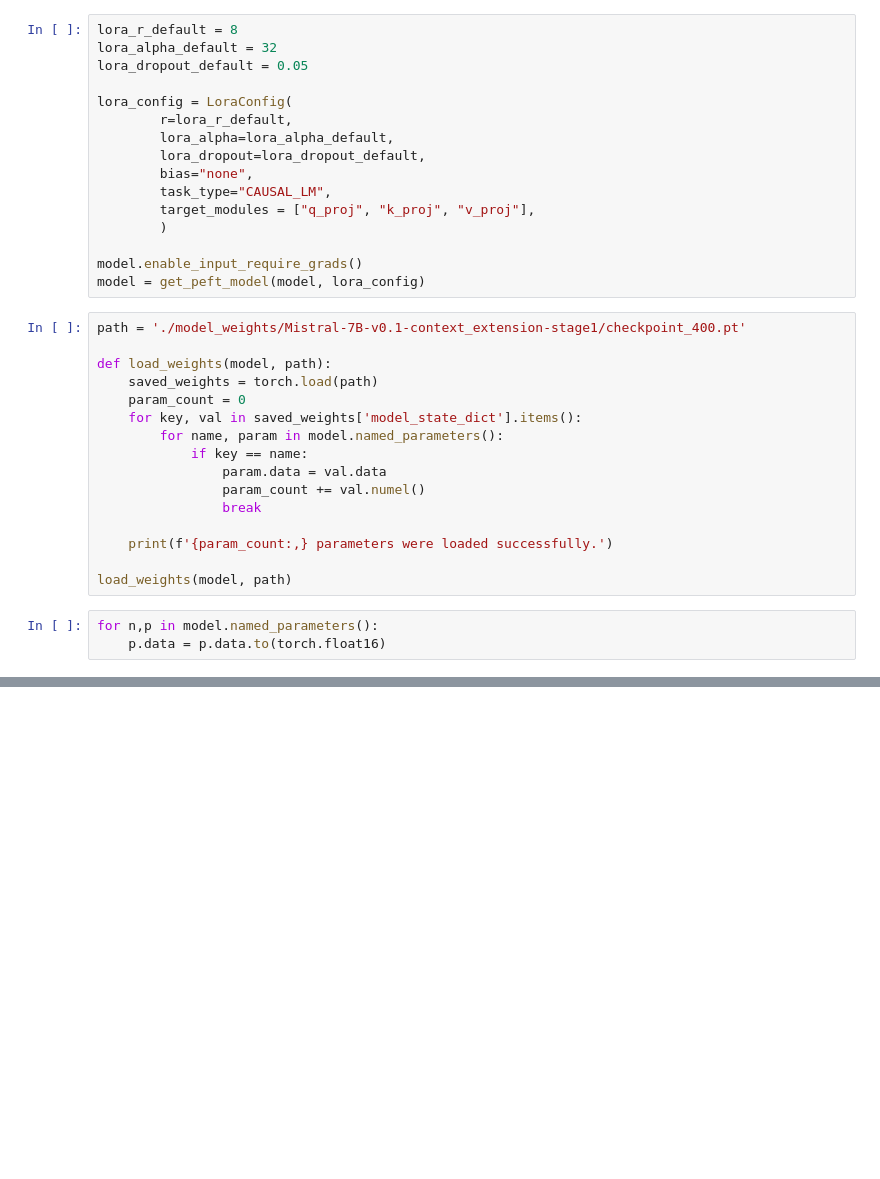
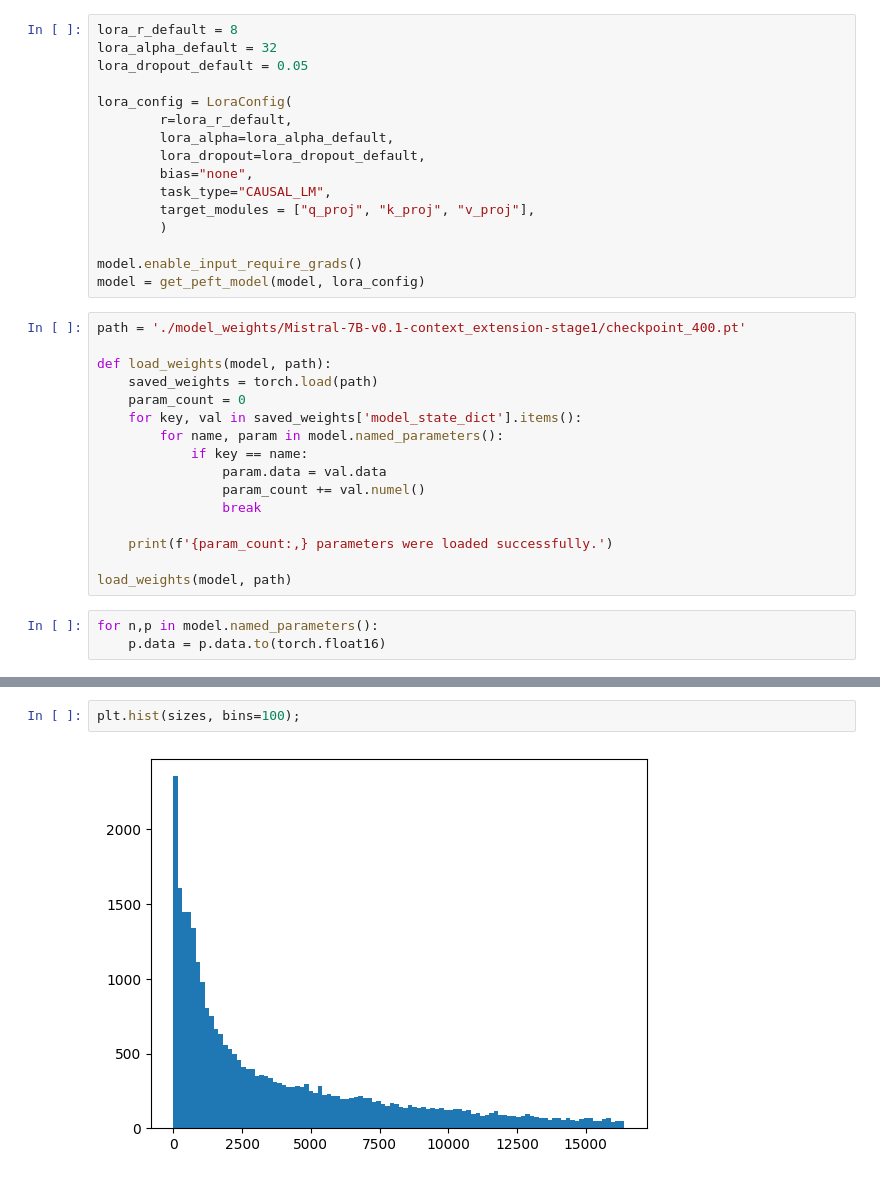
Before and after one commit to sade-adrien/llm_context_extension, a Jupyter notebook: mistral-context_extension-tests.ipynb, the cells around one changed output, grey strips where cells are left out. Drawn from its saved outputs; the diff is of its cells as text; blank space fills up the shorter version.

```diff
--- a/mistral-context_extension-tests.ipynb
+++ b/mistral-context_extension-tests.ipynb
@@ -83,0 +103,4 @@ GPT-4 is still in development, but it is already being used to create AI-generat
+# %%
+plt.hist(sizes, bins=100);
+# %% [output]
+[figure, added]
```
Also changed, not shown: parts of 14 cells of this notebook, 9 other files.
